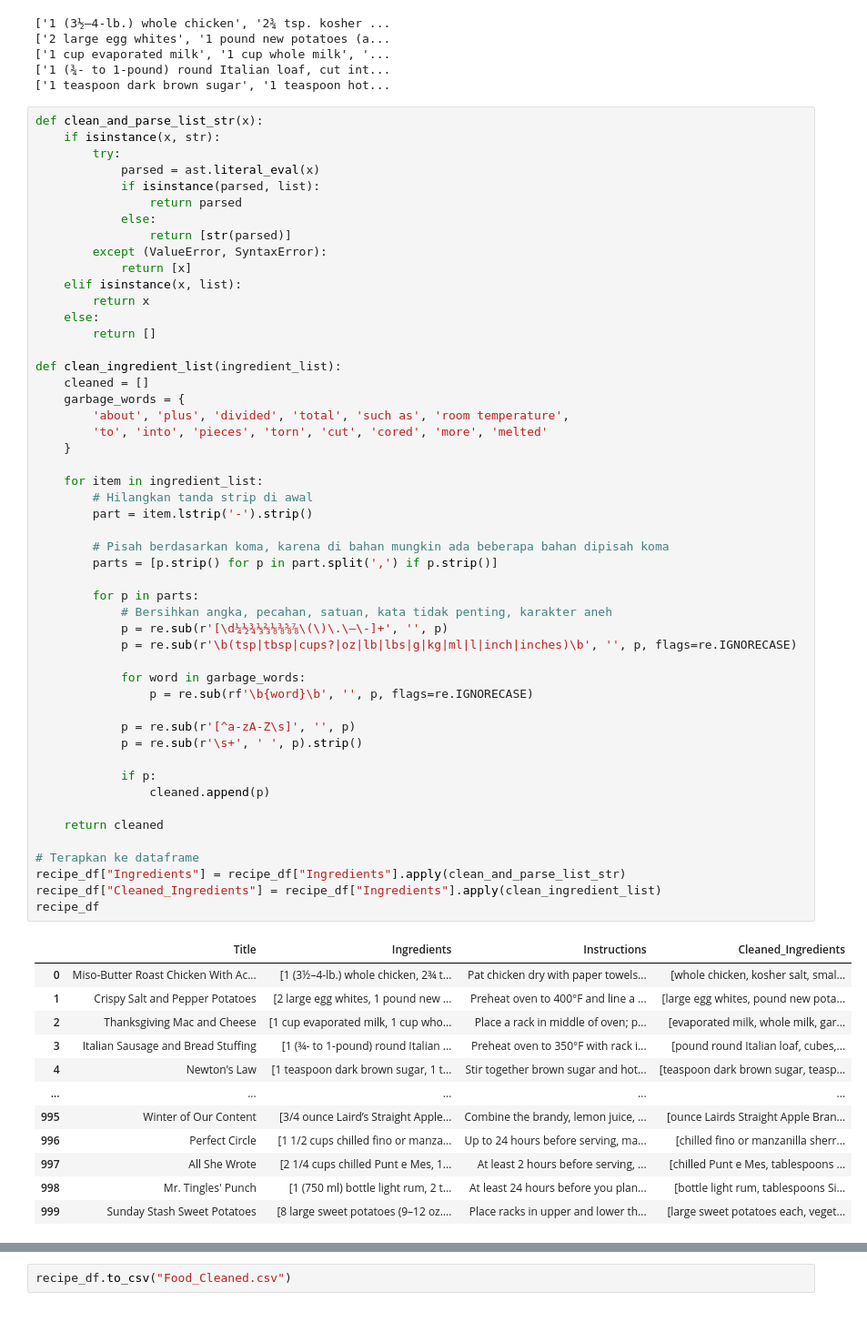
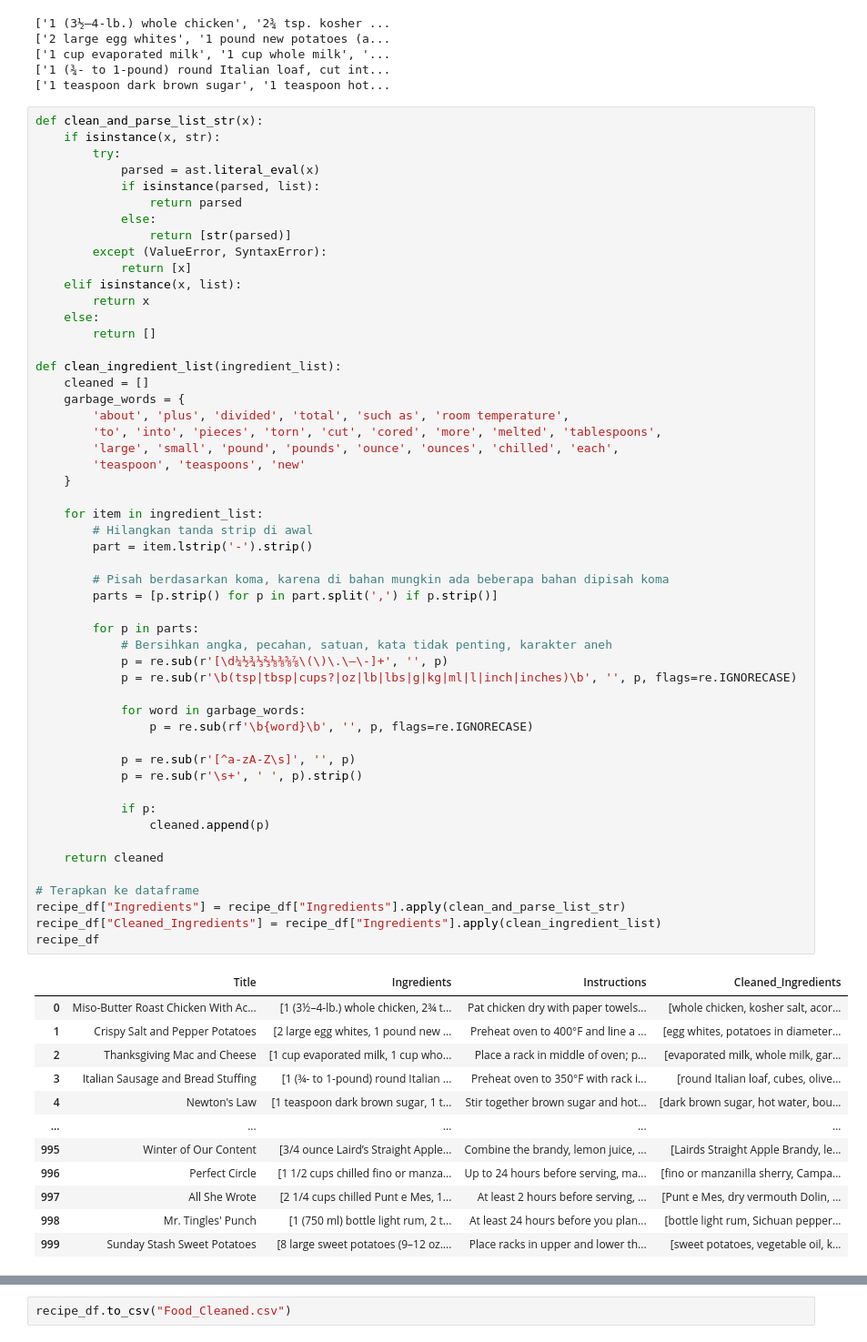
Before and after one commit to Ingredify/ML-Ingredify, a Jupyter notebook: main.ipynb, the cells around one changed output, grey strips where cells are left out. Shown at 91% size. Drawn from its saved outputs; the diff is of its cells as text.

```diff
--- a/main.ipynb
+++ b/main.ipynb
@@ -74,49 +76,51 @@ def clean_ingredient_list(ingredient_list):
     cleaned = []
     garbage_words = {
         'about', 'plus', 'divided', 'total', 'such as', 'room temperature',
-        'to', 'into', 'pieces', 'torn', 'cut', 'cored', 'more', 'melted'
+        'to', 'into', 'pieces', 'torn', 'cut', 'cored', 'more', 'melted', 'tablespoons',
+        'large', 'small', 'pound', 'pounds', 'ounce', 'ounces', 'chilled', 'each',
+        'teaspoon', 'teaspoons', 'new'
     }
 
     for item in ingredient_list:
         # Hilangkan tanda strip di awal
         part = item.lstrip('-').strip()
 
         # Pisah berdasarkan koma, karena di bahan mungkin ada beberapa bahan dipisah koma
         parts = [p.strip() for p in part.split(',') if p.strip()]
 
         for p in parts:
             # Bersihkan angka, pecahan, satuan, kata tidak penting, karakter aneh
             p = re.sub(r'[\d¼½¾⅓⅔⅛⅜⅝⅞\(\)\.\–\-]+', '', p)
             p = re.sub(r'\b(tsp|tbsp|cups?|oz|lb|lbs|g|kg|ml|l|inch|inches)\b', '', p, flags=re.IGNORECASE)
 
             for word in garbage_words:
                 p = re.sub(rf'\b{word}\b', '', p, flags=re.IGNORECASE)
 
             p = re.sub(r'[^a-zA-Z\s]', '', p)
             p = re.sub(r'\s+', ' ', p).strip()
 
             if p:
                 cleaned.append(p)
 
     return cleaned
 
 # Terapkan ke dataframe
 recipe_df["Ingredients"] = recipe_df["Ingredients"].apply(clean_and_parse_list_str)
 recipe_df["Cleaned_Ingredients"] = recipe_df["Ingredients"].apply(clean_ingredient_list)
 recipe_df
 # %% [output]
 |  | Title | Ingredients | Instructions | Cleaned_Ingredients |
-| 0 | Miso-Butter Roast Chicken With Ac... | [1 (3½–4-lb.) whole chicken, 2¾ t... | Pat chicken dry with paper towels... | [whole chicken, kosher salt, smal... |
-| 1 | Crispy Salt and Pepper Potatoes | [2 large egg whites, 1 pound new ... | Preheat oven to 400°F and line a ... | [large egg whites, pound new pota... |
+| 0 | Miso-Butter Roast Chicken With Ac... | [1 (3½–4-lb.) whole chicken, 2¾ t... | Pat chicken dry with paper towels... | [whole chicken, kosher salt, acor... |
+| 1 | Crispy Salt and Pepper Potatoes | [2 large egg whites, 1 pound new ... | Preheat oven to 400°F and line a ... | [egg whites, potatoes in diameter... |
 | 2 | Thanksgiving Mac and Cheese | [1 cup evaporated milk, 1 cup who... | Place a rack in middle of oven; p... | [evaporated milk, whole milk, gar... |
-| 3 | Italian Sausage and Bread Stuffing | [1 (¾- to 1-pound) round Italian ... | Preheat oven to 350°F with rack i... | [pound round Italian loaf, cubes,... |
-| 4 | Newton's Law | [1 teaspoon dark brown sugar, 1 t... | Stir together brown sugar and hot... | [teaspoon dark brown sugar, teasp... |
+| 3 | Italian Sausage and Bread Stuffing | [1 (¾- to 1-pound) round Italian ... | Preheat oven to 350°F with rack i... | [round Italian loaf, cubes, olive... |
+| 4 | Newton's Law | [1 teaspoon dark brown sugar, 1 t... | Stir together brown sugar and hot... | [dark brown sugar, hot water, bou... |
 | ... | ... | ... | ... | ... |
-| 995 | Winter of Our Content | [3/4 ounce Laird’s Straight Apple... | Combine the brandy, lemon juice, ... | [ounce Lairds Straight Apple Bran... |
-| 996 | Perfect Circle | [1 1/2 cups chilled fino or manza... | Up to 24 hours before serving, ma... | [chilled fino or manzanilla sherr... |
-| 997 | All She Wrote | [2 1/4 cups chilled Punt e Mes, 1... | At least 2 hours before serving, ... | [chilled Punt e Mes, tablespoons ... |
-| 998 | Mr. Tingles' Punch | [1 (750 ml) bottle light rum, 2 t... | At least 24 hours before you plan... | [bottle light rum, tablespoons Si... |
-| 999 | Sunday Stash Sweet Potatoes | [8 large sweet potatoes (9–12 oz.... | Place racks in upper and lower th... | [large sweet potatoes each, veget... |
+| 995 | Winter of Our Content | [3/4 ounce Laird’s Straight Apple... | Combine the brandy, lemon juice, ... | [Lairds Straight Apple Brandy, le... |
+| 996 | Perfect Circle | [1 1/2 cups chilled fino or manza... | Up to 24 hours before serving, ma... | [fino or manzanilla sherry, Campa... |
+| 997 | All She Wrote | [2 1/4 cups chilled Punt e Mes, 1... | At least 2 hours before serving, ... | [Punt e Mes, dry vermouth Dolin, ... |
+| 998 | Mr. Tingles' Punch | [1 (750 ml) bottle light rum, 2 t... | At least 24 hours before you plan... | [bottle light rum, Sichuan pepper... |
+| 999 | Sunday Stash Sweet Potatoes | [8 large sweet potatoes (9–12 oz.... | Place racks in upper and lower th... | [sweet potatoes, vegetable oil, k... |
 1000 rows × 4 columns
 # %%
 recipe_df.to_csv("Food_Cleaned.csv")
```
Also changed, not shown: parts of 7 cells of this notebook, 1 other file.
